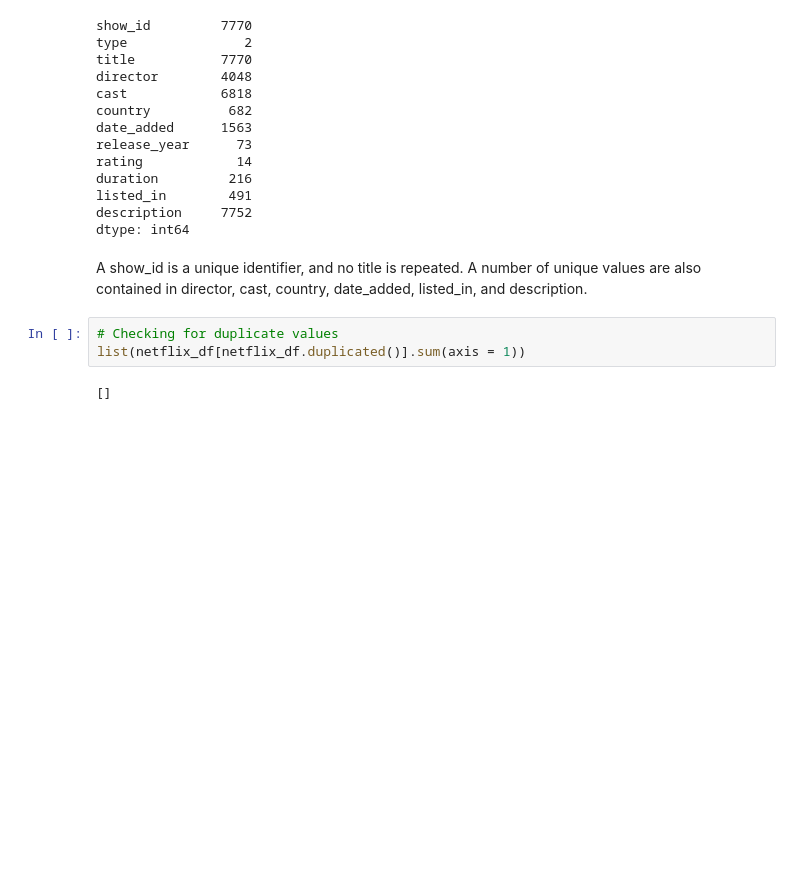
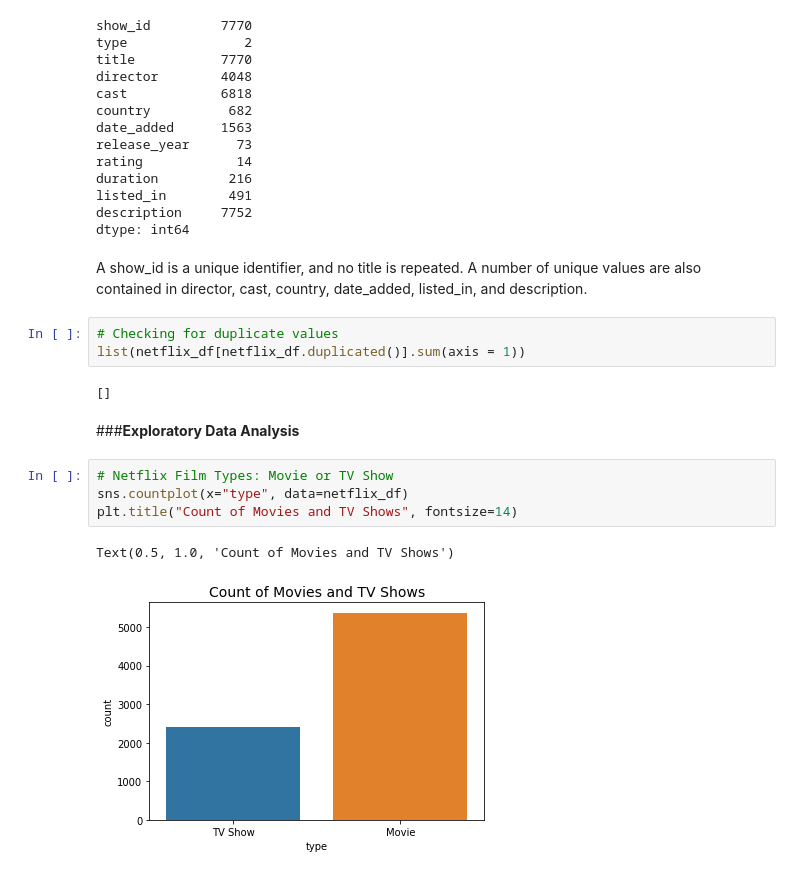
Before and after one commit to bhavya-v-sudo/NETFLIX-MOVIES-AND-TV-SHOWS-CLUSTERING, a Jupyter notebook: NETFLIX_MOVIES_AND_TV_SHOWS_CLUSTERING.ipynb, the cells around one changed output. Cells and saved outputs as stored; diff of their text form; blank space fills up the shorter version.

Commit message:
EDA - Analyzing the features using - piechart, countplots, heatmaps, distplots, and lineplots. Drawing inference from the plots.

```diff
--- a/NETFLIX_MOVIES_AND_TV_SHOWS_CLUSTERING.ipynb
+++ b/NETFLIX_MOVIES_AND_TV_SHOWS_CLUSTERING.ipynb
@@ -252,3 +252,12 @@ A show_id is a unique identifier, and no title is repeated. A number of unique v
 list(netflix_df[netflix_df.duplicated()].sum(axis = 1))
 # %% [output]
 []
+# %% [markdown]
+###**Exploratory Data Analysis**
+# %%
+# Netflix Film Types: Movie or TV Show
+sns.countplot(x="type", data=netflix_df)
+plt.title("Count of Movies and TV Shows", fontsize=14)
+# %% [output]
+Text(0.5, 1.0, 'Count of Movies and TV Shows')
+[figure, added]
```
Also changed, not shown: parts of 22 cells of this notebook.
